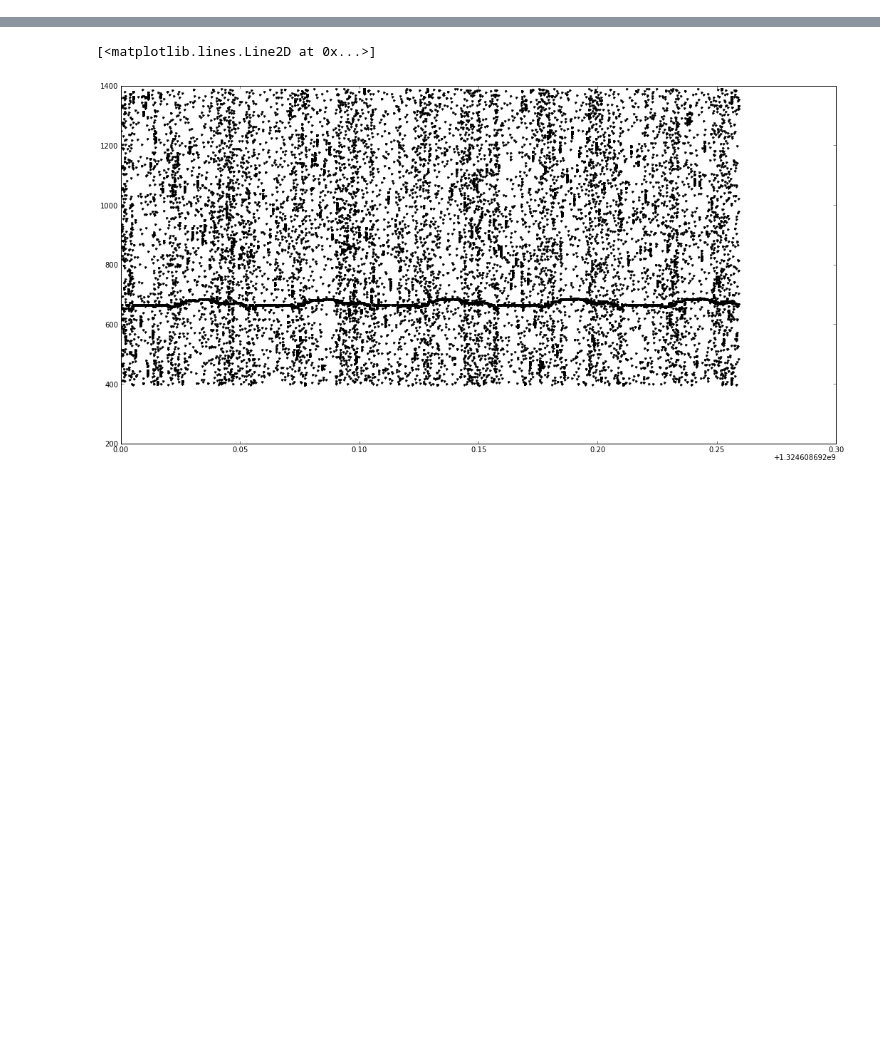
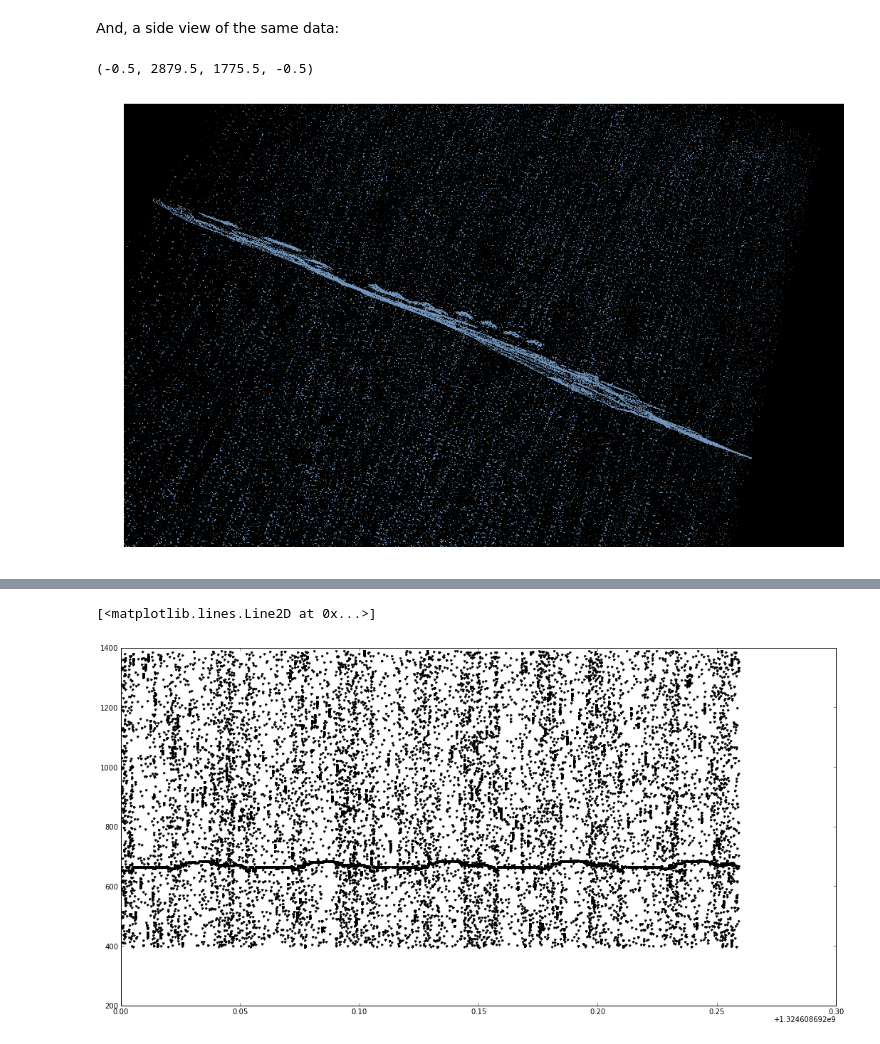
Before and after one commit to thomasballinger/hs-presentations, a Jupyter notebook: Generators/Generators.ipynb, the cells around one changed output, grey strips where cells are left out. Cells and saved outputs as stored; diff of their text form; code cells hidden in the pictures; blank space fills up the shorter version.

```diff
--- a/Generators/Generators.ipynb
+++ b/Generators/Generators.ipynb
@@ -5,0 +22,9 @@ For more information, type 'help(pylab)'.
+# %% [markdown]
+And, a side view of the same data:
+# %%
+im = Image.open("figures/mcmurdo_side.png")
+imshow(array(im))
+pylab.axis('off')
+# %% [output]
+(-0.5, 2879.5, 1775.5, -0.5)
+[figure, added]
```
Also changed, not shown: parts of 35 cells of this notebook.
